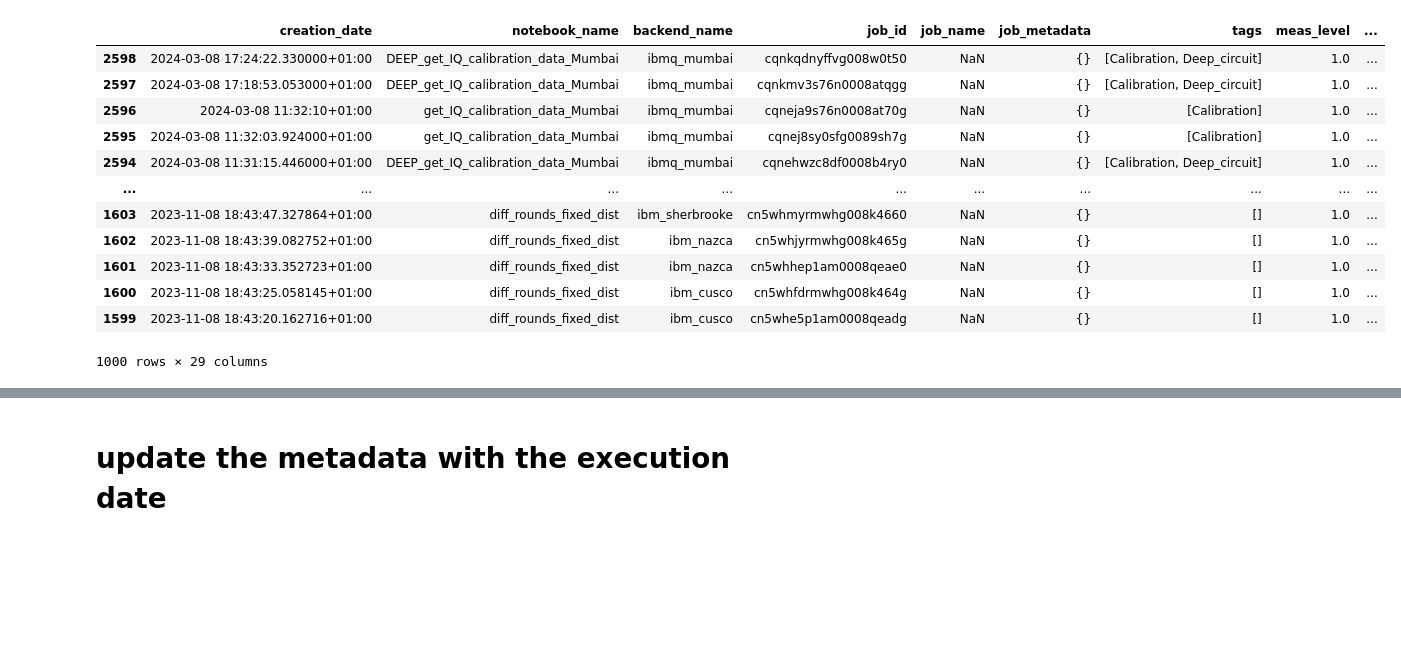
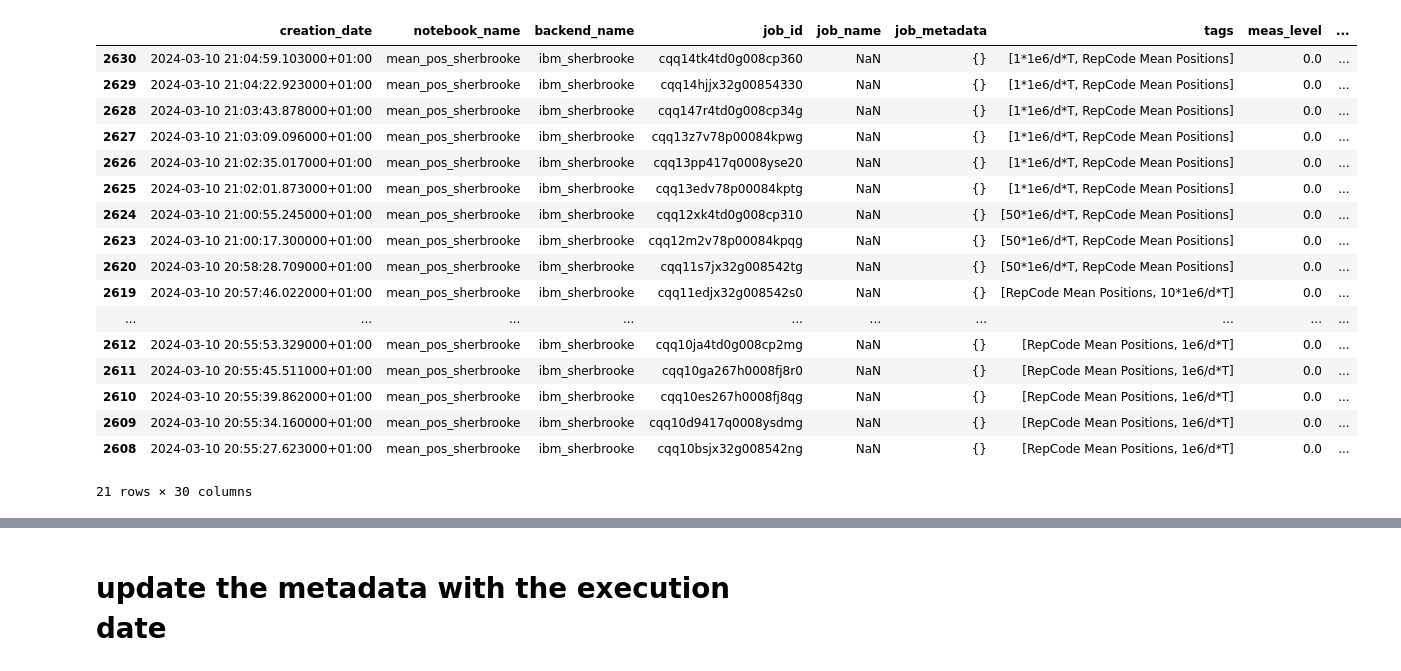
Before and after one commit to quantumjim/soft_information_decoding, a Jupyter notebook: .Scratch/notebooks/job_status_metadata.ipynb, the cells around one changed output, grey strips where cells are left out. Cells and saved outputs as stored; diff of their text form; code cells hidden in the pictures; blank space fills up the shorter version.

Commit message:
loaded sherbrooke count jobs

```diff
--- a/.Scratch/notebooks/job_status_metadata.ipynb
+++ b/.Scratch/notebooks/job_status_metadata.ipynb
@@ -8,23 +8,29 @@ provider = SaverProvider()
 # %%
 from Scratch import metadata_loader
 
-df = metadata_loader(_extract=True)
+df = metadata_loader(True)
 df = df[~df['job_status'].isin(['JobStatus.DONE', 'JobStatus.ERROR', 'JobStatus.CANCELLED'])]
 # df = df[:1000]
+df = df[df['meas_level']==0]
 df
 # %% [output]
 |  | creation_date | notebook_name | backend_name | job_id | job_name | job_metadata | tags | meas_level | ... |
-| 2598 | 2024-03-08 17:24:22.330000+01:00 | DEEP_get_IQ_calibration_data_Mumbai | ibmq_mumbai | cqnkqdnyffvg008w0t50 | NaN | {} | [Calibration, Deep_circuit] | 1.0 | ... |
-| 2597 | 2024-03-08 17:18:53.053000+01:00 | DEEP_get_IQ_calibration_data_Mumbai | ibmq_mumbai | cqnkmv3s76n0008atqgg | NaN | {} | [Calibration, Deep_circuit] | 1.0 | ... |
-| 2596 | 2024-03-08 11:32:10+01:00 | get_IQ_calibration_data_Mumbai | ibmq_mumbai | cqneja9s76n0008at70g | NaN | {} | [Calibration] | 1.0 | ... |
-| 2595 | 2024-03-08 11:32:03.924000+01:00 | get_IQ_calibration_data_Mumbai | ibmq_mumbai | cqnej8sy0sfg0089sh7g | NaN | {} | [Calibration] | 1.0 | ... |
-| 2594 | 2024-03-08 11:31:15.446000+01:00 | DEEP_get_IQ_calibration_data_Mumbai | ibmq_mumbai | cqnehwzc8df0008b4ry0 | NaN | {} | [Calibration, Deep_circuit] | 1.0 | ... |
+| 2630 | 2024-03-10 21:04:59.103000+01:00 | mean_pos_sherbrooke | ibm_sherbrooke | cqq14tk4td0g008cp360 | NaN | {} | [1*1e6/d*T, RepCode Mean Positions] | 0.0 | ... |
+| 2629 | 2024-03-10 21:04:22.923000+01:00 | mean_pos_sherbrooke | ibm_sherbrooke | cqq14hjjx32g00854330 | NaN | {} | [1*1e6/d*T, RepCode Mean Positions] | 0.0 | ... |
+| 2628 | 2024-03-10 21:03:43.878000+01:00 | mean_pos_sherbrooke | ibm_sherbrooke | cqq147r4td0g008cp34g | NaN | {} | [1*1e6/d*T, RepCode Mean Positions] | 0.0 | ... |
+| 2627 | 2024-03-10 21:03:09.096000+01:00 | mean_pos_sherbrooke | ibm_sherbrooke | cqq13z7v78p00084kpwg | NaN | {} | [1*1e6/d*T, RepCode Mean Positions] | 0.0 | ... |
+| 2626 | 2024-03-10 21:02:35.017000+01:00 | mean_pos_sherbrooke | ibm_sherbrooke | cqq13pp417q0008yse20 | NaN | {} | [1*1e6/d*T, RepCode Mean Positions] | 0.0 | ... |
+| 2625 | 2024-03-10 21:02:01.873000+01:00 | mean_pos_sherbrooke | ibm_sherbrooke | cqq13edv78p00084kptg | NaN | {} | [1*1e6/d*T, RepCode Mean Positions] | 0.0 | ... |
+| 2624 | 2024-03-10 21:00:55.245000+01:00 | mean_pos_sherbrooke | ibm_sherbrooke | cqq12xk4td0g008cp310 | NaN | {} | [50*1e6/d*T, RepCode Mean Positions] | 0.0 | ... |
+| 2623 | 2024-03-10 21:00:17.300000+01:00 | mean_pos_sherbrooke | ibm_sherbrooke | cqq12m2v78p00084kpqg | NaN | {} | [50*1e6/d*T, RepCode Mean Positions] | 0.0 | ... |
+| 2620 | 2024-03-10 20:58:28.709000+01:00 | mean_pos_sherbrooke | ibm_sherbrooke | cqq11s7jx32g008542tg | NaN | {} | [50*1e6/d*T, RepCode Mean Positions] | 0.0 | ... |
+| 2619 | 2024-03-10 20:57:46.022000+01:00 | mean_pos_sherbrooke | ibm_sherbrooke | cqq11edjx32g008542s0 | NaN | {} | [RepCode Mean Positions, 10*1e6/d*T] | 0.0 | ... |
 | ... | ... | ... | ... | ... | ... | ... | ... | ... | ... |
-| 1603 | 2023-11-08 18:43:47.327864+01:00 | diff_rounds_fixed_dist | ibm_sherbrooke | cn5whmyrmwhg008k4660 | NaN | {} | [] | 1.0 | ... |
-| 1602 | 2023-11-08 18:43:39.082752+01:00 | diff_rounds_fixed_dist | ibm_nazca | cn5whjyrmwhg008k465g | NaN | {} | [] | 1.0 | ... |
-| 1601 | 2023-11-08 18:43:33.352723+01:00 | diff_rounds_fixed_dist | ibm_nazca | cn5whhep1am0008qeae0 | NaN | {} | [] | 1.0 | ... |
-| 1600 | 2023-11-08 18:43:25.058145+01:00 | diff_rounds_fixed_dist | ibm_cusco | cn5whfdrmwhg008k464g | NaN | {} | [] | 1.0 | ... |
-| 1599 | 2023-11-08 18:43:20.162716+01:00 | diff_rounds_fixed_dist | ibm_cusco | cn5whe5p1am0008qeadg | NaN | {} | [] | 1.0 | ... |
+| 2612 | 2024-03-10 20:55:53.329000+01:00 | mean_pos_sherbrooke | ibm_sherbrooke | cqq10ja4td0g008cp2mg | NaN | {} | [RepCode Mean Positions, 1e6/d*T] | 0.0 | ... |
+| 2611 | 2024-03-10 20:55:45.511000+01:00 | mean_pos_sherbrooke | ibm_sherbrooke | cqq10ga267h0008fj8r0 | NaN | {} | [RepCode Mean Positions, 1e6/d*T] | 0.0 | ... |
+| 2610 | 2024-03-10 20:55:39.862000+01:00 | mean_pos_sherbrooke | ibm_sherbrooke | cqq10es267h0008fj8qg | NaN | {} | [RepCode Mean Positions, 1e6/d*T] | 0.0 | ... |
+| 2609 | 2024-03-10 20:55:34.160000+01:00 | mean_pos_sherbrooke | ibm_sherbrooke | cqq10d9417q0008ysdmg | NaN | {} | [RepCode Mean Positions, 1e6/d*T] | 0.0 | ... |
+| 2608 | 2024-03-10 20:55:27.623000+01:00 | mean_pos_sherbrooke | ibm_sherbrooke | cqq10bsjx32g008542ng | NaN | {} | [RepCode Mean Positions, 1e6/d*T] | 0.0 | ... |
-1000 rows × 29 columns
+21 rows × 30 columns
 # %%
 from time import sleep
```
Also changed, not shown: parts of 4 cells of this notebook, 1 other file.
